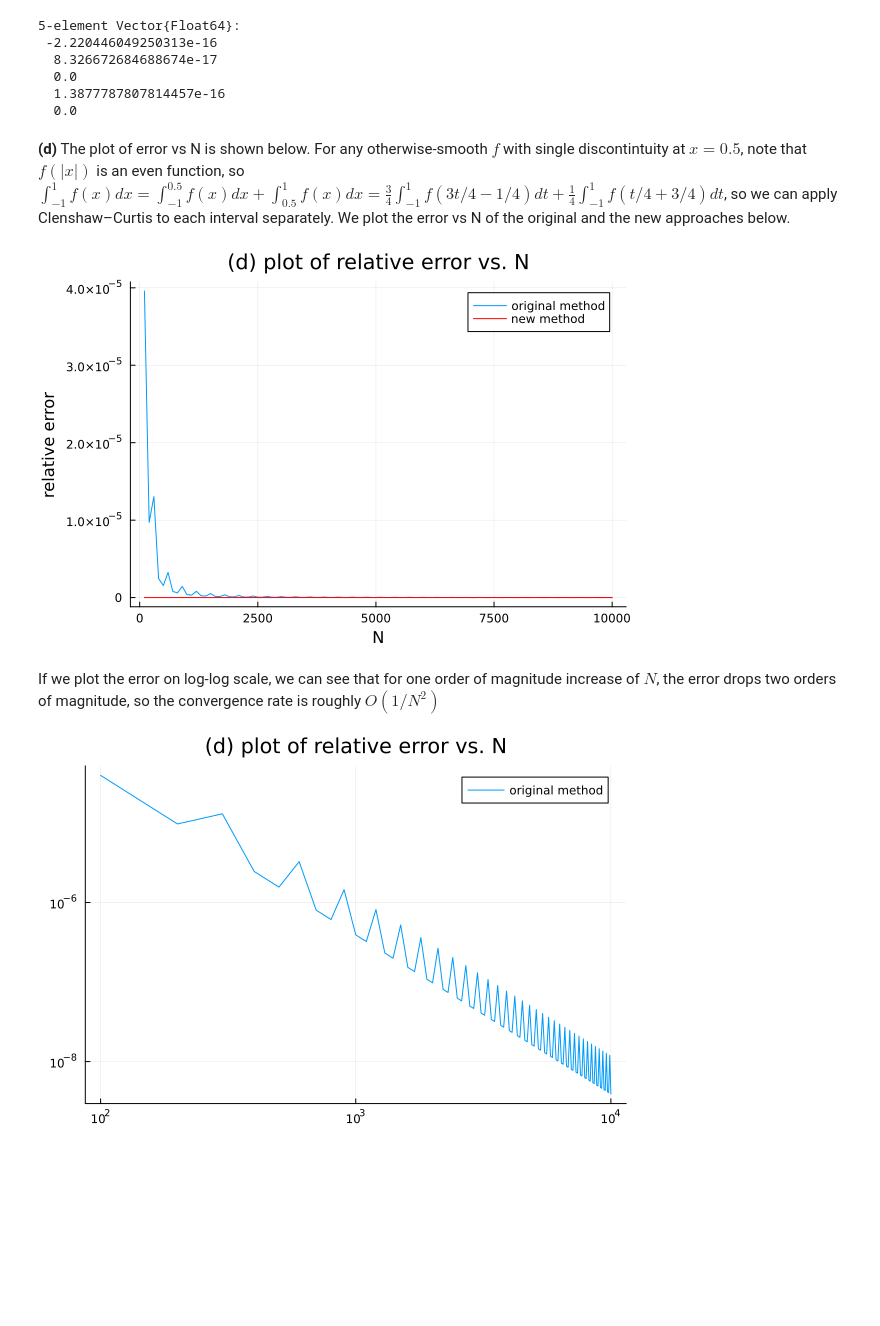
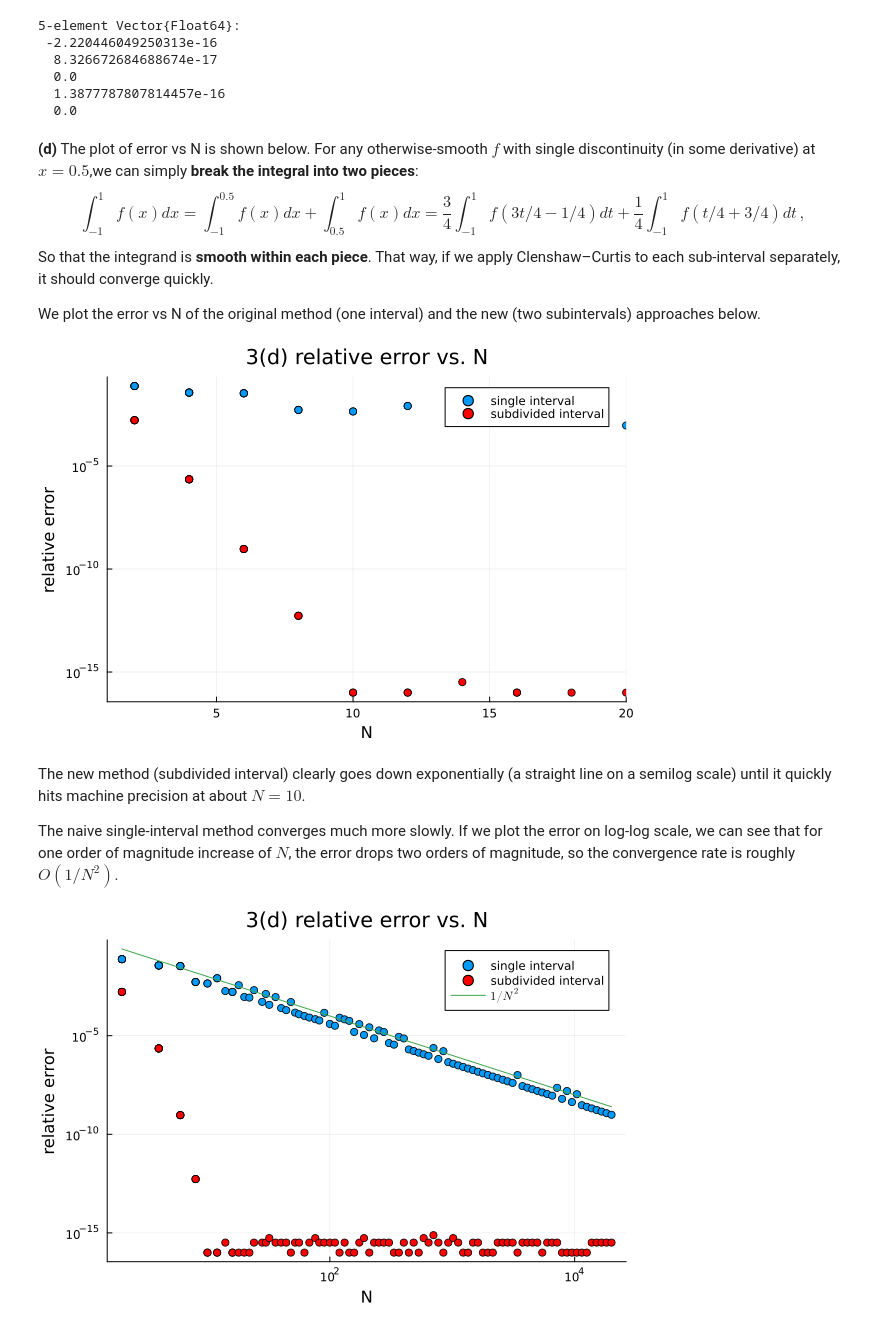
Before and after one commit to mitmath/numerical_hub, a Jupyter notebook: psets/pset3sol.ipynb, the cells around one changed output. Saved outputs shown, nothing was run; the diff lists cells and outputs as text; code cells hidden in the pictures; blank space fills up the shorter version.

```diff
--- a/psets/pset3sol.ipynb
+++ b/psets/pset3sol.ipynb
@@ -393,12 +393,18 @@ err_c
   1.3877787807814457e-16
   0.0
 # %% [markdown]
-**(d)** The plot of error vs N is shown below. For any otherwise-smooth $f$ with single discontintuity at $x=0.5$, note that $f(|x|)$ is an even function, so $\int_{-1}^{1}f(x)dx = \int_{-1}^{0.5}f(x)dx + \int_{0.5}^{1}f(x)dx=\frac{3}{4}\int_{-1}^{1} f(3t/4-1/4)dt+\frac1{4}\int_{-1}^{1} f(t/4+3/4)dt$, so we can apply Clenshaw–Curtis to each interval separately. We plot the error vs N of the original and the new approaches below.
+**(d)** The plot of error vs N is shown below. For any otherwise-smooth $f$ with single discontinuity (in some derivative) at $x=0.5$,we can simply **break the integral into two pieces**:
+$$
+\int_{-1}^{1}f(x)dx = \int_{-1}^{0.5}f(x)dx + \int_{0.5}^{1}f(x)dx=\frac{3}{4}\int_{-1}^{1} f(3t/4-1/4)dt+\frac1{4}\int_{-1}^{1} f(t/4+3/4)dt \, ,
+$$
+So that the integrand is **smooth within each piece**.  That way, if we apply Clenshaw–Curtis to each sub-interval separately, it should converge quickly.
+
+We plot the error vs N of the original method (one interval) and the new (two subintervals) approaches below.
 # %%
 f_d_old(x) = sin(abs(x-0.5))
 f_d_new(x) = 3/4 * f_d_old(3x/4-1/4) + 1/4 * f_d_old(x/4+3/4)
 
-N_list = 100:100:10000
+N_list = round.(Int, exp10.(range(0, 4, length=100))) * 2
 N_size = size(N_list, 1)
 
 err_d_old = zeros(N_size)
@@ -412,15 +418,19 @@ for i=1:N_size
     err_d_new[i] = abs(sum(f_d_new.(x) .* w)/exact_d - 1)
 end
 
-plot(N_list, err_d_old, title = "(d) plot of relative error vs. N", label="original method")
-plot!(N_list, err_d_new, c=:red, label="new method")
-xlabel!("N")
-ylabel!("relative error")
+scatter(N_list, err_d_old .+ 1e-16, title = "3(d) relative error vs. N", label="single interval")
+scatter!(N_list, err_d_new .+ 1e-16, c=:red, label="subdivided interval")
+plot!(xlabel="N", ylabel="relative error", yaxis=:log10, xlim=(1,20))
 # %% [output]
-[figure, old version]
+[figure, new version]
 # %% [markdown]
-If we plot the error on log-log scale, we can see that for one order of magnitude increase of $N$, the error drops two orders of magnitude, so the convergence rate is roughly $O(1/N^2)$
+The new method (subdivided interval) clearly goes down exponentially (a straight line on a semilog scale) until it quickly hits machine precision at about $N=10$.
+
+The naive single-interval method converges much more slowly.   If we plot the error on log-log scale, we can see that for one order of magnitude increase of $N$, the error drops two orders of magnitude, so the convergence rate is roughly $O(1/N^2)$.
 # %%
-plot(N_list, err_d_old, yscale=:log10,xscale=:log10,title = "(d) plot of relative error vs. N", label="original method")
+scatter(N_list, err_d_old .+ 1e-16, title = "3(d) relative error vs. N", label="single interval")
+scatter!(N_list, err_d_new .+ 1e-16, c=:red, label="subdivided interval")
+plot!(xlabel="N", ylabel="relative error", yaxis=:log10, xaxis=:log10)
+plot!(N_list, 1 ./ N_list.^2, label="\$ 1 / N^2 \$")
 # %% [output]
-[figure, old version]
+[figure, new version]
```
Also changed, not shown: parts of 4 cells of this notebook.
